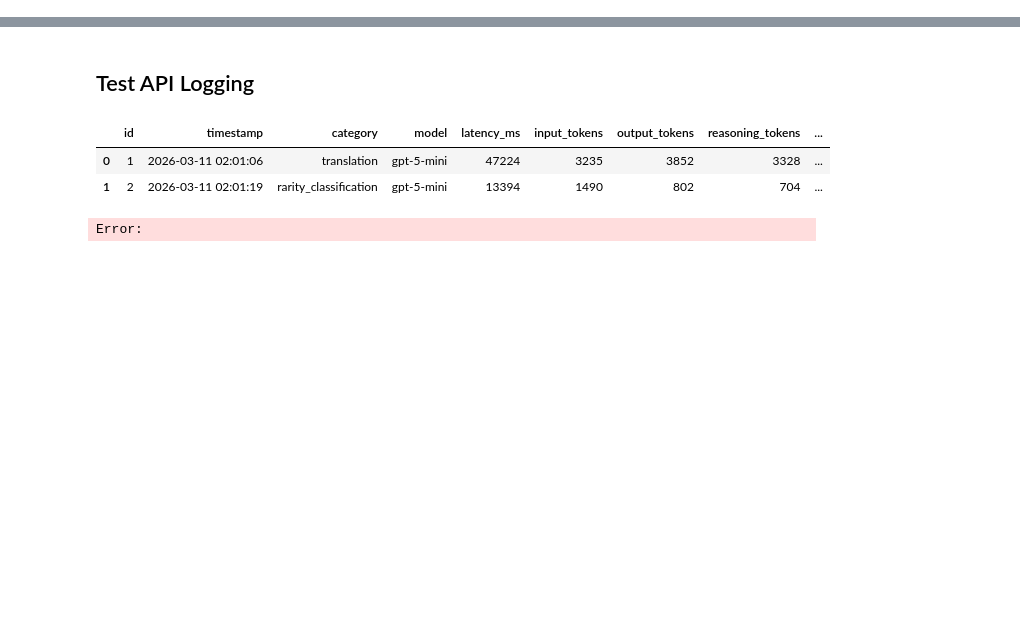
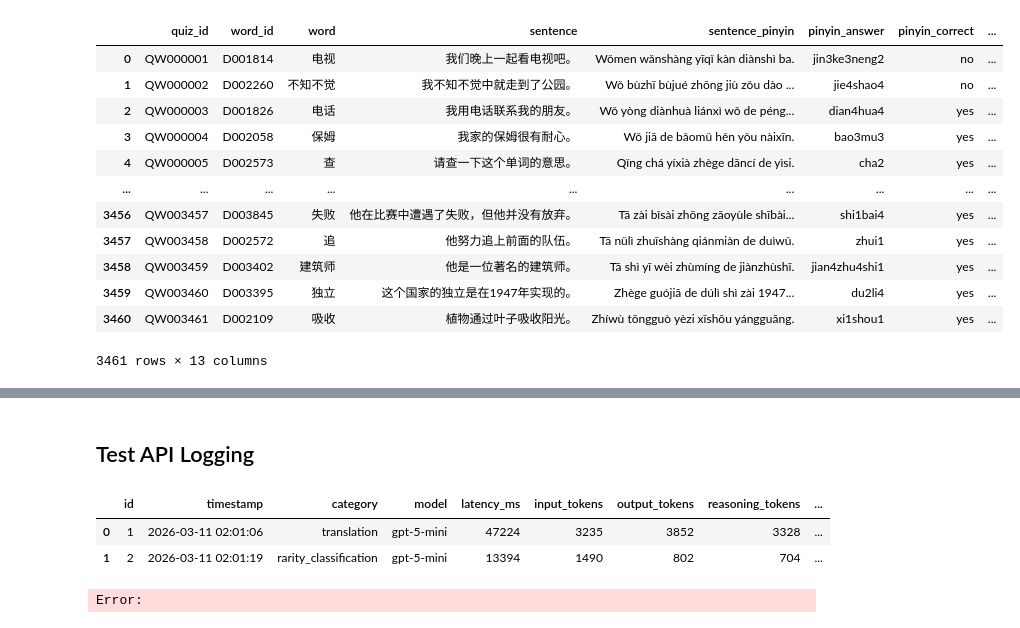
Before and after one commit to tuawong/GPT4LanguageLearning, a Jupyter notebook: notebook/SQLTest.ipynb, the cells around one changed output, grey strips where cells are left out. Drawn from its saved outputs; the diff is of its cells as text; code cells hidden in the pictures; blank space fills up the shorter version.

```diff
--- a/notebook/SQLTest.ipynb
+++ b/notebook/SQLTest.ipynb
@@ -15,0 +56,17 @@ init_db()
+# %%
+quiz_log = pd.read_sql("SELECT * FROM QuizLog", engine)
+quiz_log
+# %% [output]
+|  | quiz_id | word_id | word | sentence | sentence_pinyin | pinyin_answer | pinyin_correct | ... |
+| 0 | QW000001 | D001814 | 电视 | 我们晚上一起看电视吧。 | Wǒmen wǎnshàng yīqǐ kàn diànshì ba. | jin3ke3neng2 | no | ... |
+| 1 | QW000002 | D002260 | 不知不觉 | 我不知不觉中就走到了公园。 | Wǒ bùzhī bùjué zhōng jiù zǒu dào ... | jie4shao4 | no | ... |
+| 2 | QW000003 | D001826 | 电话 | 我用电话联系我的朋友。 | Wǒ yòng diànhuà liánxì wǒ de péng... | dian4hua4 | yes | ... |
+| 3 | QW000004 | D002058 | 保姆 | 我家的保姆很有耐心。 | Wǒ jiā de bǎomǔ hěn yǒu nàixīn. | bao3mu3 | yes | ... |
+| 4 | QW000005 | D002573 | 查 | 请查一下这个单词的意思。 | Qǐng chá yíxià zhège dāncí de yìsi. | cha2 | yes | ... |
+| ... | ... | ... | ... | ... | ... | ... | ... | ... |
+| 3456 | QW003457 | D003845 | 失败 | 他在比赛中遭遇了失败，但他并没有放弃。 | Tā zài bǐsài zhōng zāoyùle shībài... | shi1bai4 | yes | ... |
+| 3457 | QW003458 | D002572 | 追 | 他努力追上前面的队伍。 | Tā nǔlì zhuīshàng qiánmiàn de duìwǔ. | zhui1 | yes | ... |
+| 3458 | QW003459 | D003402 | 建筑师 | 他是一位著名的建筑师。 | Tā shì yī wèi zhùmíng de jiànzhùshī. | jian4zhu4shi1 | yes | ... |
+| 3459 | QW003460 | D003395 | 独立 | 这个国家的独立是在1947年实现的。 | Zhège guójiā de dúlì shì zài 1947... | du2li4 | yes | ... |
+| 3460 | QW003461 | D002109 | 吸收 | 植物通过叶子吸收阳光。 | Zhíwù tōngguò yèzi xīshōu yángguāng. | xi1shou1 | yes | ... |
+3461 rows × 13 columns
```
Also changed, not shown: parts of 6 cells of this notebook, 3 other files.
